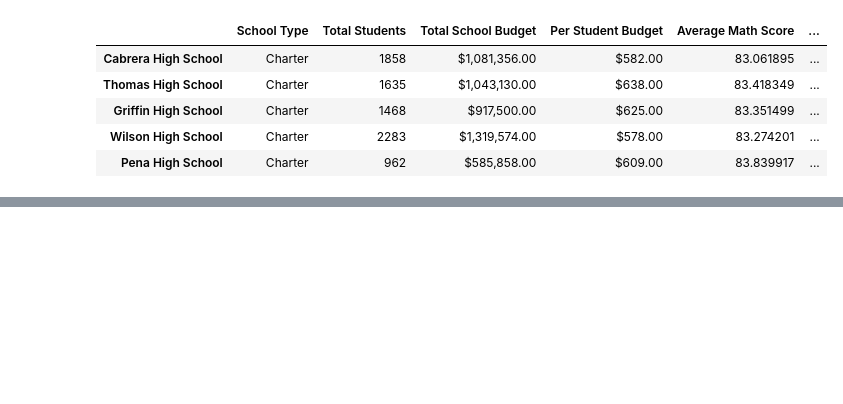
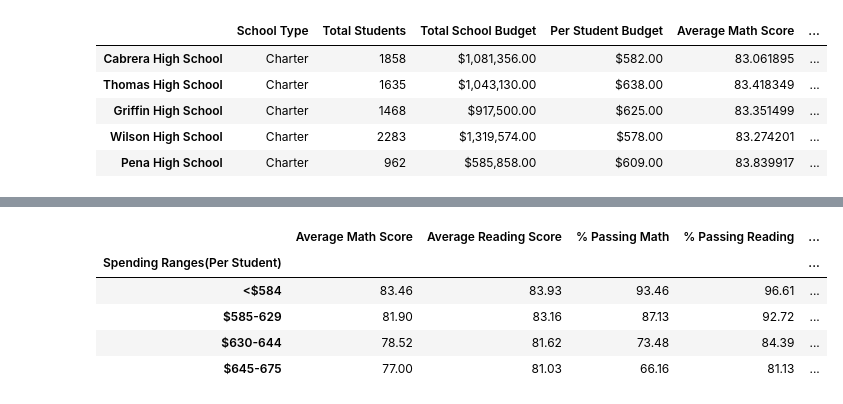
Before and after one commit to Asiha14/pandas-challenge, a Jupyter notebook: PyCitySchools/PyCitySchool_3.ipynb, the cells around one changed output, grey strips where cells are left out. Saved outputs shown, nothing was run; the diff lists cells and outputs as text; code cells hidden in the pictures; blank space fills up the shorter version.

```diff
--- a/PyCitySchools/PyCitySchools_starter - Copy.ipynb
+++ b/PyCitySchools/PyCitySchool_3.ipynb
@@ -205,0 +44,25 @@ school_summary
+# %%
+
+summary = school_data_complete.groupby(['school_name'],as_index=True)
+school_types = summary.type.unique()
+total_students = summary.count()['budget']
+total_budgets = summary.mean()['budget']
+per_stu_budgets = total_budgets/total_students
+avg_math_scores = summary['math_score'].mean()
+avg_read_scores = summary['reading_score'].mean()
+math_pass_list = (school_data_complete["math_score"] >=70).groupby(school_data_complete.school_name).mean()*100
+reading_pass_list = (school_data_complete["reading_score"] >=70).groupby(school_data_complete.school_name).mean()*100
+overall_pass_list = ((school_data_complete["math_score"] >=70) & (school_data_complete["reading_score"] >=70)).groupby(school_data_complete.school_name).mean()*100
+
+school_summary = pd.DataFrame({'School Type': school_types.astype(str),'Total Students': total_students,
+                     'Total School Budget': total_budgets,'Per Student Budget': per_stu_budgets,
+                     'Average Math Score': avg_math_scores,'Average Reading Score': avg_read_scores,
+                     '% Passing Math': math_pass_list,'% Passing Reading': reading_pass_list,
+                               '% Overall Passing': overall_pass_list})
+
+school_summary['School Type'] = school_summary['School Type'].str.replace(r"\['","")
+school_summary['School Type'] = school_summary['School Type'].str.replace(r"\']","")
+school_summary["Total School Budget"]= school_summary["Total School Budget"].map("${:,.2f}".format)
+school_summary["Per Student Budget"]= school_summary["Per Student Budget"].map("${:.2f}".format)
+school_summary.index.name = None
+school_summary
@@ -675,0 +156,23 @@ type_df
+# %%
+bins = [0, 584, 629, 644, 675]
+group_names = ["<$584", "$585-629", "$630-644", "$645-675"]
+
+df = school_summary[school_summary.columns[3:]].replace('[\$,]', '', regex=True).astype(float)
+
+df["Spending Ranges(Per Student)"] = pd.cut(df['Per Student Budget'], bins, labels=group_names)
+
+spend_df = df.groupby('Spending Ranges(Per Student)').mean()
+del spend_df['Per Student Budget']
+spend_df["Average Math Score"] = spend_df["Average Math Score"].map("{:.2f}".format)
+spend_df["Average Reading Score"] = spend_df["Average Reading Score"].map("{:.2f}".format)
+spend_df["% Passing Math"] = spend_df["% Passing Math"].map("{:.2f}".format)
+spend_df["% Passing Reading"] = spend_df["% Passing Reading"].map("{:.2f}".format)
+spend_df["% Overall Passing"] = spend_df["% Overall Passing"].map("{:.2f}".format)
+spend_df
+# %% [output]
+|  | Average Math Score | Average Reading Score | % Passing Math | % Passing Reading | ... |
+| Spending Ranges(Per Student) |  |  |  |  | ... |
+| <$584 | 83.46 | 83.93 | 93.46 | 96.61 | ... |
+| $585-629 | 81.90 | 83.16 | 87.13 | 92.72 | ... |
+| $630-644 | 78.52 | 81.62 | 73.48 | 84.39 | ... |
+| $645-675 | 77.00 | 81.03 | 66.16 | 81.13 | ... |
```
Also changed, not shown: parts of 30 cells of this notebook, 2 other files.
